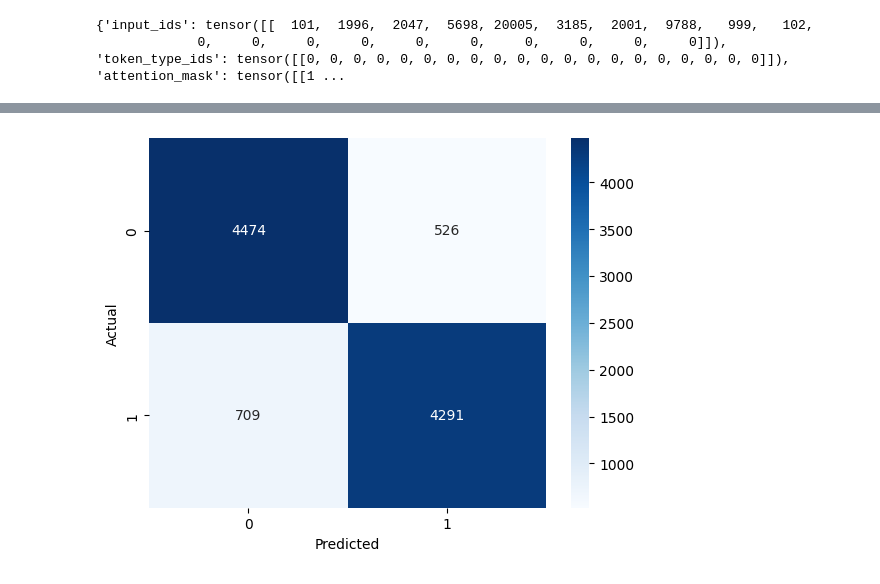
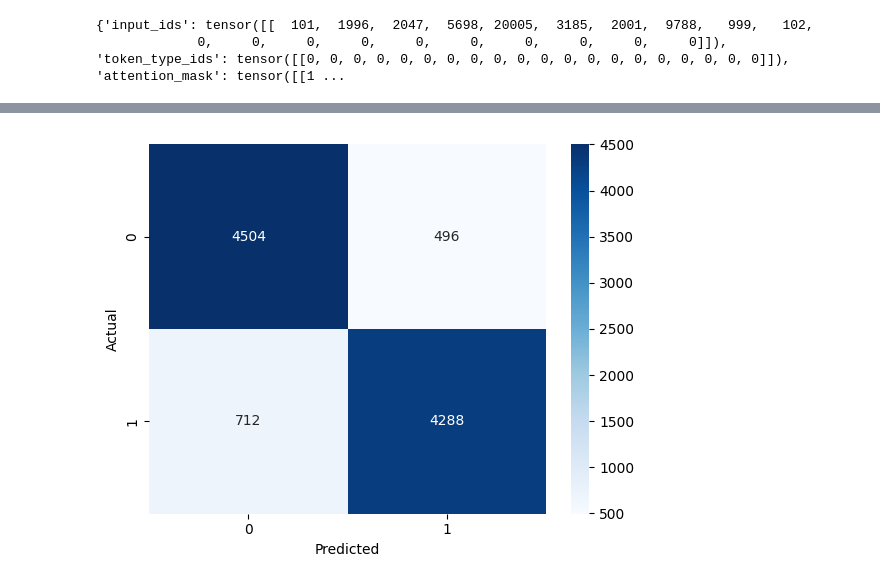
Before and after one commit to Addy0606/imdbdataset, a Jupyter notebook: model.ipynb, the cells around one changed output, grey strips where cells are left out. Saved outputs shown, nothing was run; the diff lists cells and outputs as text; code cells hidden in the pictures.

Commit message:
increased embedding dims and hidden dims

```diff
--- a/model.ipynb
+++ b/model.ipynb
@@ -258,19 +256,19 @@ class SentimentRNN(nn.Module):
 # %%
 #instantiation of the model: paremeters
 vocab_size = tokenizer.vocab_size
-embed_dim = 128
-hidden_dim = 128
+embed_dim = 200
+hidden_dim = 256
 num_layers = 2
 output_dim = 1
 pad_idx = tokenizer.pad_token_id
-dropout = 0.3  # 30% dropout
+dropout = 0.0  # 10% dropout
 # %%
 model = SentimentRNN(vocab_size, embed_dim, hidden_dim, num_layers, output_dim, pad_idx, dropout)
 device = torch.device('cuda' if torch.cuda.is_available() else 'cpu')
 model = model.to(device)
 
 criterion = nn.BCEWithLogitsLoss()
-optimizer = torch.optim.Adam(model.parameters(), lr=1e-3, weight_decay=1e-5) # weight decay
+optimizer = torch.optim.Adam(model.parameters(), lr=1e-3) # weight decay
 ## init model, loss function and optimizer
 # %%
 # num_epochs = 5
@@ -295,16 +290,13 @@ KeyboardInterrupt:
 # %%
 num_epochs = 6
-patience = 2  # epochs to wait for improvement before early stopping
+patience = 2  # number of epochs to wait for improvement before stopping
 best_val_loss = float('inf')
 epochs_no_improve = 0
 
 for epoch in range(num_epochs):
-    # -----------------------------
-    #         TRAINING
-    # -----------------------------
+    # --- TRAINING ---
     model.train()
     total_train_loss = 0
-
     for batch in train_loader:
         input_ids = batch['input_ids'].to(device)
         attention_mask = batch['attention_mask'].to(device)
@@ -320,16 +312,14 @@ for epoch in range(num_epochs):
 
     avg_train_loss = total_train_loss / len(train_loader)
 
-    # -----------------------------
-    #        VALIDATION
-    # -----------------------------
+    # --- VALIDATION ---
     model.eval()
     total_val_loss = 0
     all_preds = []
     all_labels = []
 
     with torch.no_grad():
-        for batch in test_loader:  # currently using test_loader as validation
+        for batch in test_loader:  # using test_loader as validation for now
             input_ids = batch['input_ids'].to(device)
             attention_mask = batch['attention_mask'].to(device)
             labels = batch['label'].to(device)
@@ -345,16 +335,9 @@ for epoch in range(num_epochs):
     avg_val_loss = total_val_loss / len(test_loader)
     val_acc = accuracy_score(all_labels, all_preds)
 
-    print(
-        f"Epoch {epoch+1}: "
-        f"Train Loss = {avg_train_loss:.4f}, "
-        f"Val Loss = {avg_val_loss:.4f}, "
-        f"Val Acc = {val_acc:.4f}"
-    )
+    print(f"Epoch {epoch+1}: Train Loss={avg_train_loss:.4f}, Val Loss={avg_val_loss:.4f}, Val Acc={val_acc:.4f}")
 
-    # -----------------------------
-    #       EARLY STOPPING
-    # -----------------------------
+    # --- EARLY STOPPING ---
     if avg_val_loss < best_val_loss:
         best_val_loss = avg_val_loss
         epochs_no_improve = 0
@@ -365,16 +348,13 @@ for epoch in range(num_epochs):
             print("Early stopping triggered!")
             break
 
-# -----------------------------
-#         METRICS
-# -----------------------------
-print("Final Evaluation on Validation Set:")
+# Metrics
 print("Accuracy:", accuracy_score(all_labels, all_preds))
 print("Precision:", precision_score(all_labels, all_preds))
 print("Recall:", recall_score(all_labels, all_preds))
 print("F1 Score:", f1_score(all_labels, all_preds))
 
-# Confusion Matrix
+# Confusion matrix
 cm = confusion_matrix(all_labels, all_preds)
 sns.heatmap(cm, annot=True, fmt='d', cmap='Blues')
 plt.xlabel('Predicted')
@@ -394 +374 @@ F1 Score: 0.874197820107976
-[figure, old version]
+[figure, new version]
```
Also changed, not shown: parts of 3 cells of this notebook, 1 other file.
